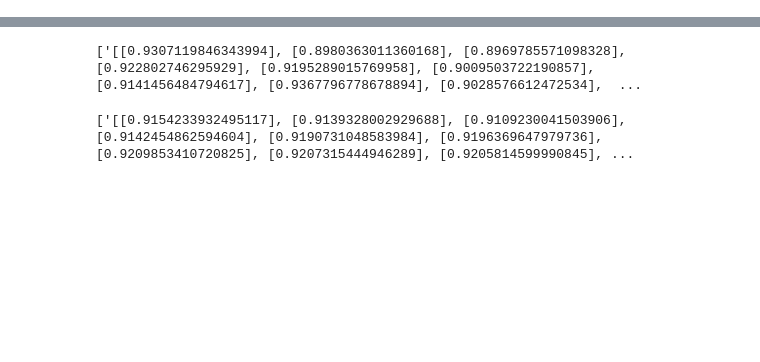
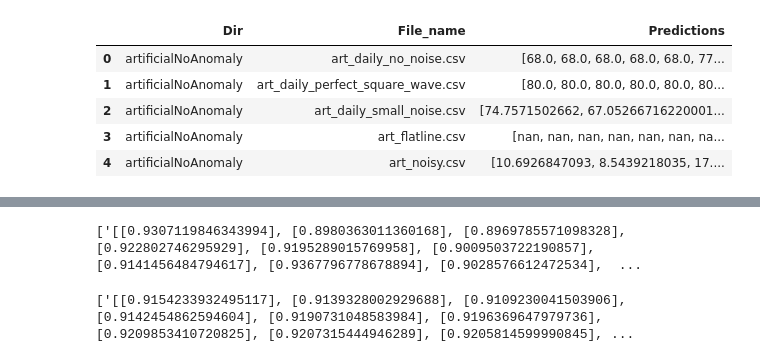
Before and after one commit to GPT-4-UOM/MetaFramework, a Jupyter notebook: notebook/rough.ipynb, the cells around one changed output, grey strips where cells are left out. Cells and saved outputs as stored; diff of their text form; code cells hidden in the pictures; blank space fills up the shorter version.

```diff
--- a/notebook/rough.ipynb
+++ b/notebook/rough.ipynb
@@ -2,0 +15,10 @@ import pandas as pd
+# %%
+vae= pd.read_csv('dataset_preparation/VAE_predictions.csv')
+vae.head()
+# %% [output]
+|  | Dir | File_name | Predictions |
+| 0 | artificialNoAnomaly | art_daily_no_noise.csv | [68.0, 68.0, 68.0, 68.0, 68.0, 77... |
+| 1 | artificialNoAnomaly | art_daily_perfect_square_wave.csv | [80.0, 80.0, 80.0, 80.0, 80.0, 80... |
+| 2 | artificialNoAnomaly | art_daily_small_noise.csv | [74.7571502662, 67.05266716220001... |
+| 3 | artificialNoAnomaly | art_flatline.csv | [nan, nan, nan, nan, nan, nan, na... |
+| 4 | artificialNoAnomaly | art_noisy.csv | [10.6926847093, 8.5439218035, 17.... |
```
Also changed, not shown: parts of 7 cells of this notebook, 1 other file.
